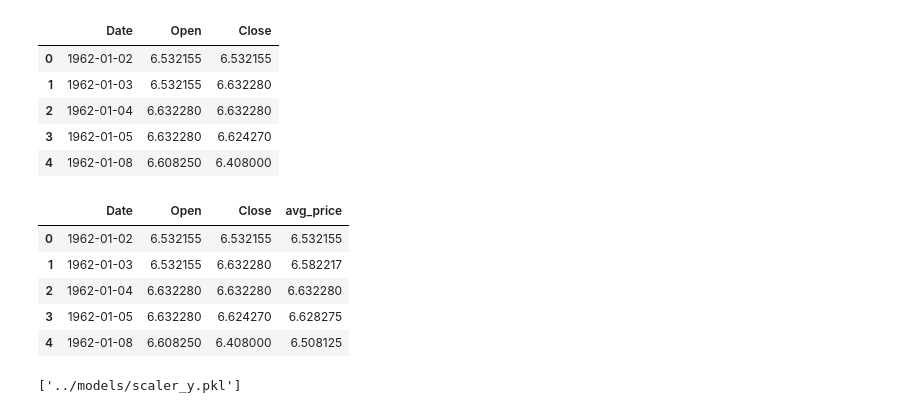
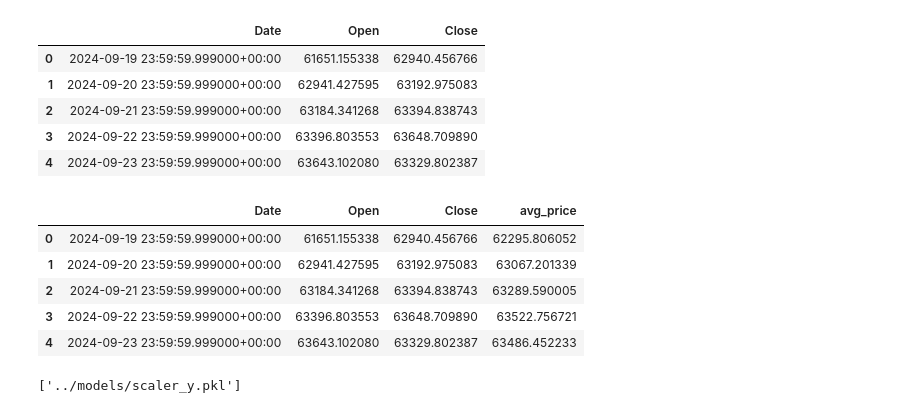
Before and after one commit to Saad-Manda/InterIIT-Sample-PS, a Jupyter notebook: notebooks/preprocess.ipynb, the cells around one changed output. Cells and saved outputs as stored; diff of their text form; code cells hidden in the pictures.

```diff
--- a/notebooks/preprocess.ipynb
+++ b/notebooks/preprocess.ipynb
@@ -6,30 +6,30 @@ import joblib
 # %%
 WINDOW_SIZE = 10
 SPLIT_RATIO = 0.8
-FILE_PATH = "../data/AA.csv"
+FILE_PATH = "../data/btc_historical.csv"
 # %%
-df = pd.read_csv(FILE_PATH, sep=",", parse_dates=["Date"])
+df = pd.read_csv(FILE_PATH, sep=";", parse_dates=["Date"])
 cols = ["Date", "Open", "Close"]
 df = df[cols].copy()
 df = df.sort_values("Date").reset_index(drop=True)
 df.head()
 # %% [output]
 |  | Date | Open | Close |
-| 0 | 1962-01-02 | 6.532155 | 6.532155 |
-| 1 | 1962-01-03 | 6.532155 | 6.632280 |
-| 2 | 1962-01-04 | 6.632280 | 6.632280 |
-| 3 | 1962-01-05 | 6.632280 | 6.624270 |
-| 4 | 1962-01-08 | 6.608250 | 6.408000 |
+| 0 | 2024-09-19 23:59:59.999000+00:00 | 61651.155338 | 62940.456766 |
+| 1 | 2024-09-20 23:59:59.999000+00:00 | 62941.427595 | 63192.975083 |
+| 2 | 2024-09-21 23:59:59.999000+00:00 | 63184.341268 | 63394.838743 |
+| 3 | 2024-09-22 23:59:59.999000+00:00 | 63396.803553 | 63648.709890 |
+| 4 | 2024-09-23 23:59:59.999000+00:00 | 63643.102080 | 63329.802387 |
 # %%
 df["avg_price"] = (df["Open"] + df["Close"]) / 2
 df.head()
 # %% [output]
 |  | Date | Open | Close | avg_price |
-| 0 | 1962-01-02 | 6.532155 | 6.532155 | 6.532155 |
-| 1 | 1962-01-03 | 6.532155 | 6.632280 | 6.582217 |
-| 2 | 1962-01-04 | 6.632280 | 6.632280 | 6.632280 |
-| 3 | 1962-01-05 | 6.632280 | 6.624270 | 6.628275 |
-| 4 | 1962-01-08 | 6.608250 | 6.408000 | 6.508125 |
+| 0 | 2024-09-19 23:59:59.999000+00:00 | 61651.155338 | 62940.456766 | 62295.806052 |
+| 1 | 2024-09-20 23:59:59.999000+00:00 | 62941.427595 | 63192.975083 | 63067.201339 |
+| 2 | 2024-09-21 23:59:59.999000+00:00 | 63184.341268 | 63394.838743 | 63289.590005 |
+| 3 | 2024-09-22 23:59:59.999000+00:00 | 63396.803553 | 63648.709890 | 63522.756721 |
+| 4 | 2024-09-23 23:59:59.999000+00:00 | 63643.102080 | 63329.802387 | 63486.452233 |
 # %%
 def make_windows(data):
     X, y = [], []
```
Also changed, not shown: 7 other files.
